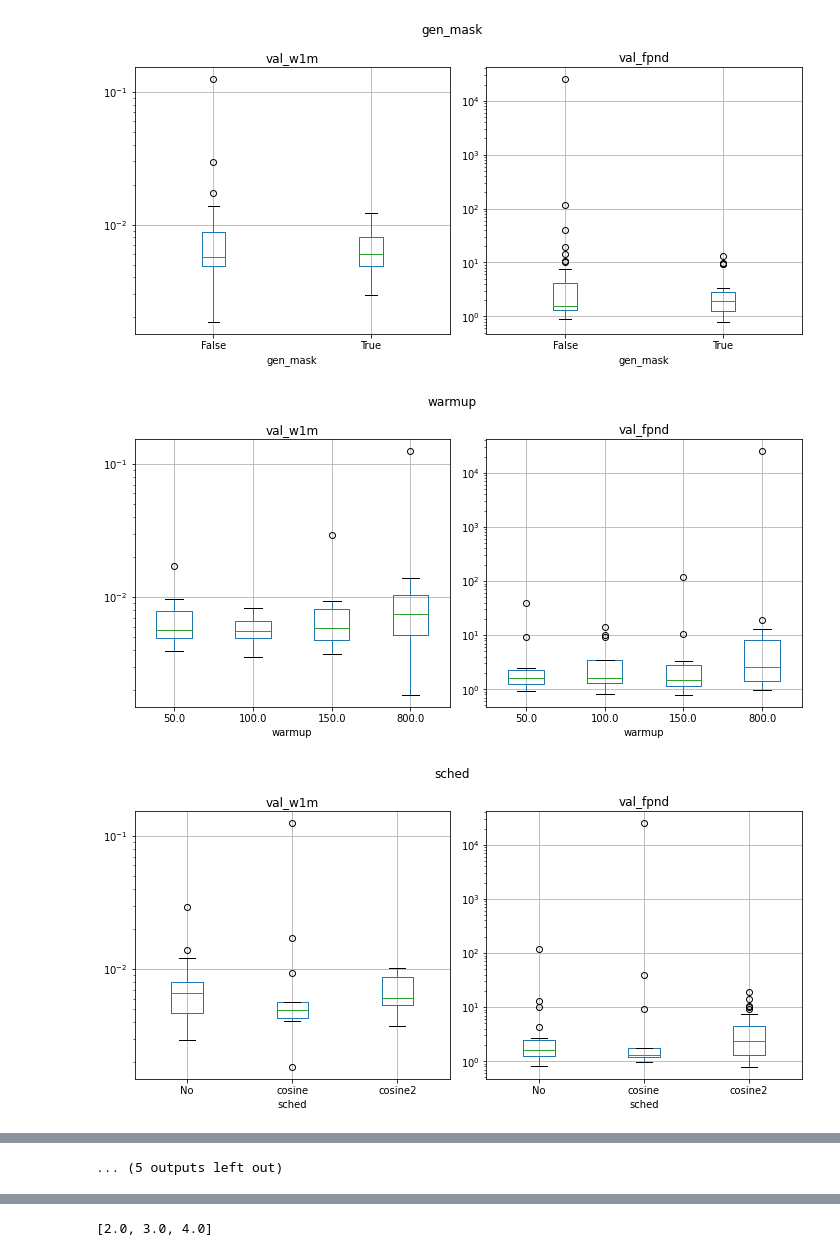
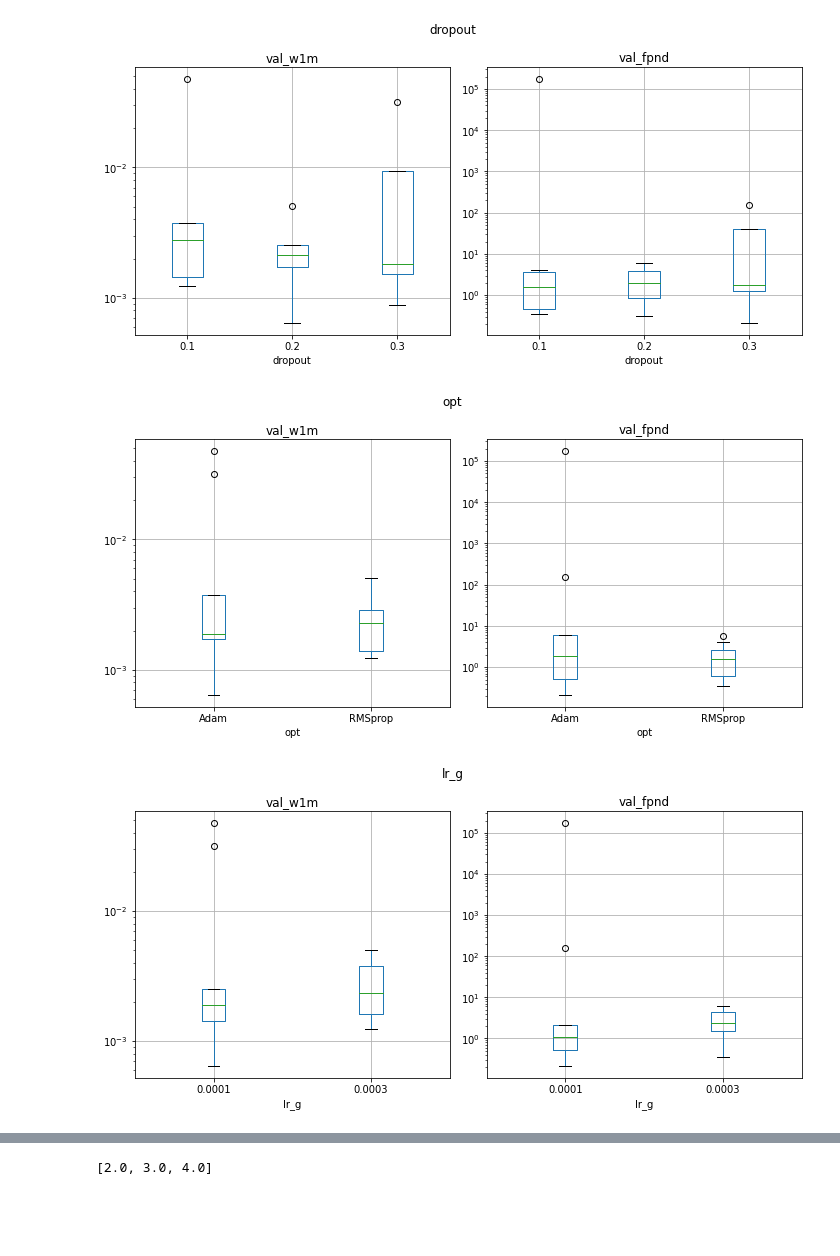
Before and after one commit to kaechb/LitJetNet, a Jupyter notebook: LitNF/Hyperparameters.ipynb, the cells around one changed output, grey strips where cells are left out. Cells and saved outputs as stored; diff of their text form; code cells hidden in the pictures; blank space fills up the shorter version.

```diff
--- a/LitNF/Hyperparameters.ipynb
+++ b/LitNF/Hyperparameters.ipynb
@@ -2,7 +2,7 @@
 import torch
 # %%
 import pandas as pd
-df=pd.read_csv("/beegfs/desy/user/kaechben/fix_mask_scan3/summary.csv")
+df=pd.read_csv("/beegfs/desy/user/kaechben/final_q/summary.csv")
 df
 # %% [output]
 |  | path_index | autoreg | context_features | network_layers | network_layers_nf | network_nodes_nf | ... |
@@ -22,8 +28,9 @@ df
 import matplotlib.pyplot as plt
 df.loc[df["sched"]!=df["sched"],"sched"]="No"
 
-for key in ["last_clf","no_hidden","mass","gen_mask","warmup","sched","freq","dropout","opt","lr_g","num_layers","bullshitbingo","bullshitbingo2","ratio","max_epochs","initgen","batch_size"]:
+for key in ["last_clf","no_hidden","heads","mass","gen_mask","warmup","sched","freq","dropout","opt","lr_g","num_layers","bullshitbingo","bullshitbingo2","scalingbullshit","ratio","max_epochs","batch_size","l_dim"]:
     df=df[df.lr_g!=0.01]
+#     df=df[df.val_fpnd>5]
     df=df[df[key]==df[key]]
 #     fig,ax=plt.subplots(1,2,figsize=(10,5))
 
@@ -39,7 +46,10 @@ for key in ["last_clf","no_hidden","mass","gen_mask","warmup","sched","freq","dr
 #     ax[0].set_xlabel("w1m")
 #     fig.suptitle(key)
 
-#     plt.show()
+
+#     plt.show()$
+    if len(df[key].value_counts())==1:
+           continue
     fig,ax=plt.subplots(1,2,figsize=(10,5))
     ax[1].set_xlabel(key)
     ax[0].set_xlabel(key)
@@ -59,3 +69,3 @@ for key in ["last_clf","no_hidden","mass","gen_mask","warmup","sched","freq","dr
-[figure, old version]
+[figure, new version]
-[figure, old version]
+[figure, new version]
-[figure, old version]
+[figure, new version]
@@ -68 +77,0 @@ for key in ["last_clf","no_hidden","mass","gen_mask","warmup","sched","freq","dr
-... (5 outputs left out)
```
Also changed, not shown: parts of 3 cells of this notebook, 5 other files.
